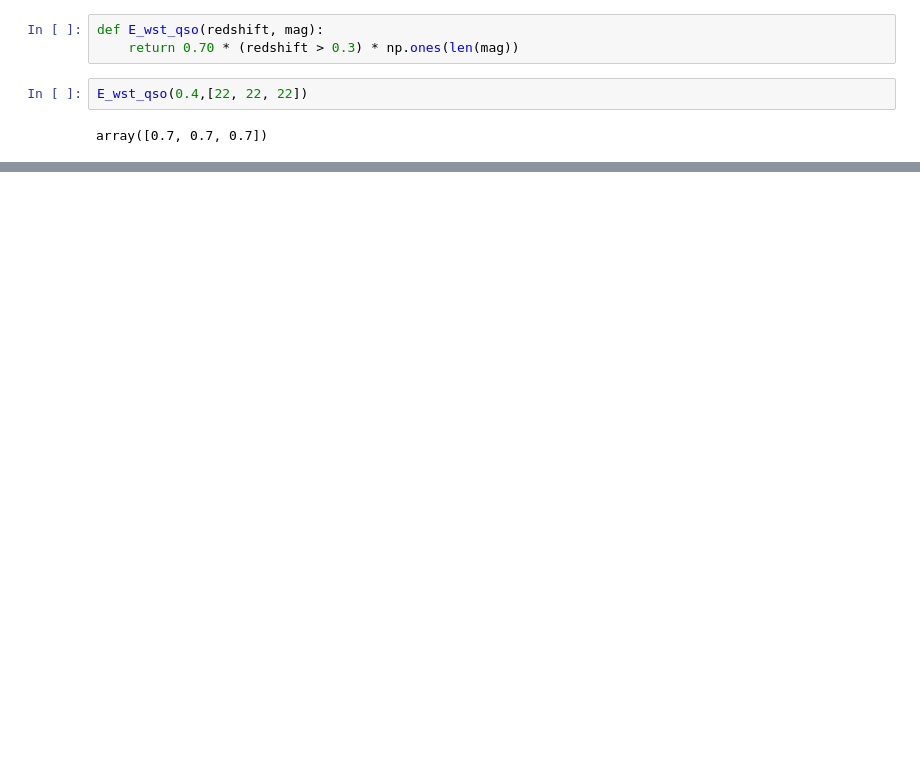
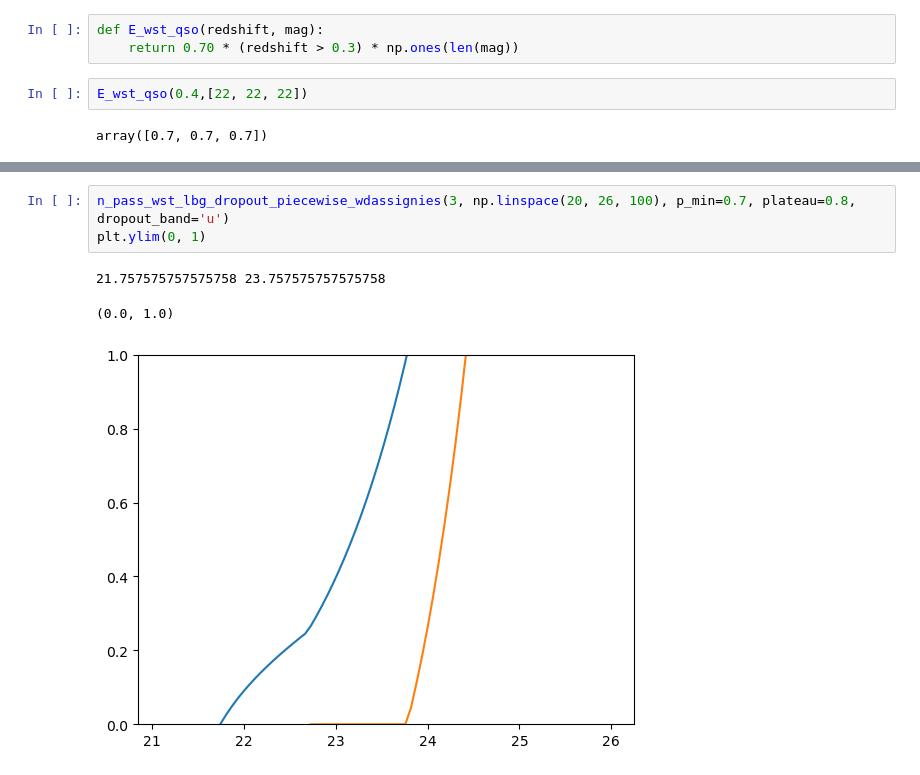
Before and after one commit to WST-Cosmology/WP221_Target_selection, a Jupyter notebook: survey_design/lbg_dropout_spectroscopic_efficiency.ipynb, the cells around one changed output, grey strips where cells are left out. Drawn from its saved outputs; the diff is of its cells as text; blank space fills up the shorter version.

```diff
--- a/survey_design/lbg_dropout_spectroscopic_efficiency.ipynb
+++ b/survey_design/lbg_dropout_spectroscopic_efficiency.ipynb
@@ -223,0 +313,7 @@ array([0.7, 0.7, 0.7])
+# %%
+n_pass_wst_lbg_dropout_piecewise_wdassignies(3, np.linspace(20, 26, 100), p_min=0.7, plateau=0.8, dropout_band='u')
+plt.ylim(0, 1)
+# %% [output]
+21.757575757575758 23.757575757575758
+(0.0, 1.0)
+[figure, added]
```
Also changed, not shown: parts of 5 cells of this notebook, 15 other files.
